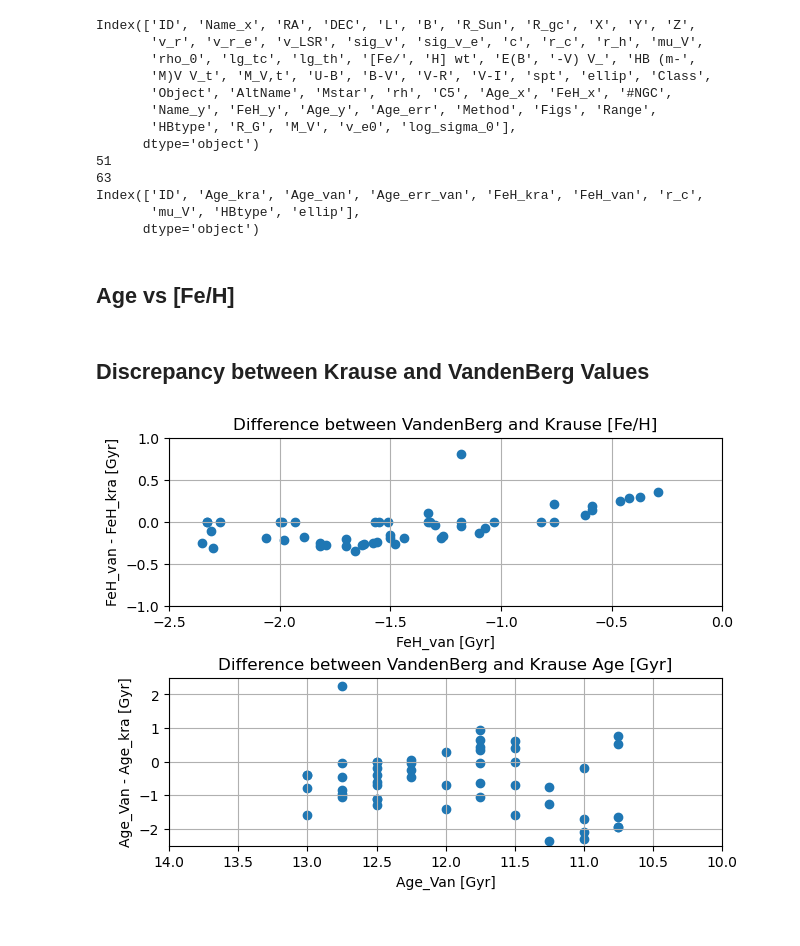
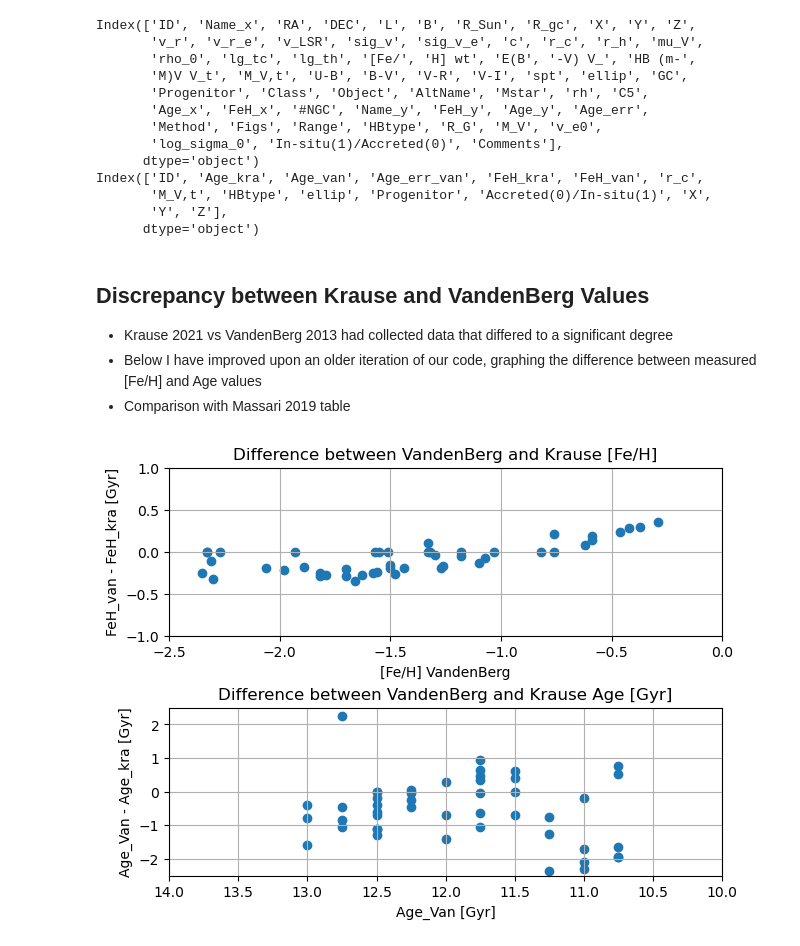
Before and after one commit to SS-UNSW/PHYS3116-Ethan-Slava, a Jupyter notebook: ethans_code.ipynb, the cells around one changed output. Cells and saved outputs as stored; diff of their text form; code cells hidden in the pictures.

```diff
--- a/ethans_code.ipynb
+++ b/ethans_code.ipynb
@@ -13,5 +14,8 @@ inputKrause21 = pd.read_csv("Option 1/Krause21.csv", index_col=False)
 inputVandenBerg = pd.read_csv("Option 1/vandenBerg_table2.csv", index_col=False)
 
 # Importing optional HarrisII from online resource (OPTIONAL)
-# inputHarrisPartII = pd.read_csv("Option 1/HarrisPartII.txt", sep='\s+')
 inputHarrisPartII = pd.read_csv("Option 1/HarrisPartII.csv", index_col=False)
+# Importing optional Massari 2019 dataset for HB types (OPTIONAL)
+inputMassari = pd.read_csv("Option 1/massari.csv", index_col=False)
+# Importing Belokurov/Kravtsov 2023 for in-situ/accretion data (OPTIONAL)
+inputBelokurov = pd.read_csv("Option 1/BelokurovKravtsov2023_Table_D1.csv", index_col=False)
@@ -73,29 +90,38 @@ pd.set_option('display.max_rows', None)
 print(data_merged.keys())
 
 # Extrapolating useful keys (at least some of the important ones, for now)
-data_kept = data_merged[['ID', 'Age_x', 'Age_y', 'Age_err', 'FeH_x', 'FeH_y', 'r_c', 'mu_V', 'HBtype', 'ellip']]
-data_kept_inclusive = data_merged_inclusive[['ID', 'Age_x', 'Age_y', 'Age_err', 'FeH_x', 'FeH_y', 'r_c', 'mu_V', 'HBtype', 'ellip']]
+data_kept = data_merged[[
+    'ID', # ID
+    'Age_x', 'Age_y', 'Age_err', # Age (both Krause and VandenBerg)
+    'FeH_x', 'FeH_y', # [Fe/H] (both Krause and VandenBerg)
+    'r_c', 'M_V,t', 'HBtype', 'ellip', # Parameters of interest
+    'Progenitor', 'In-situ(1)/Accreted(0)', # Confirmation using Massari and Belokurov
+    'X', 'Y', 'Z'] # Coordinates
+]
 # Renaming some keys for readability
-data_kept = data_kept.rename(columns={'Age_x': 'Age_kra', 'Age_y': 'Age_van', 'Age_err': 'Age_err_van', 'FeH_x': 'FeH_kra', 'FeH_y': 'FeH_van'})
-data_kept_inclusive = data_kept_inclusive.rename(columns={'Age_x': 'Age_kra', 'Age_y': 'Age_van', 'Age_err': 'Age_err_van', 'FeH_x': 'FeH_kra', 'FeH_y': 'FeH_van'})
-
-print(len(data_kept))
-print(len(data_kept_inclusive))
+data_kept = data_kept.rename(
+    columns={
+        'Age_x': 'Age_kra',
+        'Age_y': 'Age_van',
+        'Age_err': 'Age_err_van',
+        'FeH_x': 'FeH_kra',
+        'FeH_y': 'FeH_van',
+        'In-situ(1)/Accreted(0)': 'Accreted(0)/In-situ(1)'
+    }
+)
 
 print(data_kept.keys())
 # %% [output]
 Index(['ID', 'Name_x', 'RA', 'DEC', 'L', 'B', 'R_Sun', 'R_gc', 'X', 'Y', 'Z',
        'v_r', 'v_r_e', 'v_LSR', 'sig_v', 'sig_v_e', 'c', 'r_c', 'r_h', 'mu_V',
        'rho_0', 'lg_tc', 'lg_th', '[Fe/', 'H] wt', 'E(B', '-V) V_', 'HB (m-',
-       'M)V V_t', 'M_V,t', 'U-B', 'B-V', 'V-R', 'V-I', 'spt', 'ellip', 'Class',
-       'Object', 'AltName', 'Mstar', 'rh', 'C5', 'Age_x', 'FeH_x', '#NGC',
-       'Name_y', 'FeH_y', 'Age_y', 'Age_err', 'Method', 'Figs', 'Range',
-       'HBtype', 'R_G', 'M_V', 'v_e0', 'log_sigma_0'],
+       'M)V V_t', 'M_V,t', 'U-B', 'B-V', 'V-R', 'V-I', 'spt', 'ellip', 'GC',
+       'Progenitor', 'Class', 'Object', 'AltName', 'Mstar', 'rh', 'C5',
+       'Age_x', 'FeH_x', '#NGC', 'Name_y', 'FeH_y', 'Age_y', 'Age_err',
+       'Method', 'Figs', 'Range', 'HBtype', 'R_G', 'M_V', 'v_e0',
+       'log_sigma_0', 'In-situ(1)/Accreted(0)', 'Comments'],
       dtype='object')
-51
-63
 Index(['ID', 'Age_kra', 'Age_van', 'Age_err_van', 'FeH_kra', 'FeH_van', 'r_c',
-       'mu_V', 'HBtype', 'ellip'],
+       'M_V,t', 'HBtype', 'ellip', 'Progenitor', 'Accreted(0)/In-situ(1)', 'X',
+       'Y', 'Z'],
       dtype='object')
-# %% [markdown]
-## Age vs [Fe/H]
@@ -118,34 +128,38 @@ def plot_color_graph(x: any, y: any, color: any, label_color: str, title: str, x
 # %% [markdown]
 ## Discrepancy between Krause and VandenBerg Values
+
+- Krause 2021 vs VandenBerg 2013 had collected data that differed to a significant degree
+- Below I have improved upon an older iteration of our code, graphing the difference between measured [Fe/H] and Age values
+- Comparison with Massari 2019 table
 # %%
 fig, (ax1, ax2) = plt.subplots(2, 1, layout="constrained")
 
 ax1.scatter(
     data_kept['FeH_van'],
     data_kept['FeH_van'] - data_kept['FeH_kra']
 )
 ax1.grid(True)
 ax1.xaxis.set_inverted(True)
 ax1.set_title('Difference between VandenBerg and Krause [Fe/H]')
-ax1.set_xlabel('FeH_van [Gyr]')
+ax1.set_xlabel('[Fe/H] VandenBerg')
 ax1.set_xlim(-2.5, 0)
 ax1.set_ylim(-1, 1)
 ax1.set_ylabel('FeH_van - FeH_kra [Gyr]')
 
 ax2.scatter(
     data_kept['Age_van'],
     data_kept['Age_van'] - data_kept['Age_kra']
 )
 ax2.grid(True)
 ax2.xaxis.set_inverted(True)
 ax2.set_title('Difference between VandenBerg and Krause Age [Gyr]')
 ax2.set_xlabel('Age_Van [Gyr]')
 ax2.set_xlim(14, 10)
 ax2.set_ylim(-2.5, 2.5)
 ax2.set_ylabel('Age_Van - Age_kra [Gyr]')
 
 
 plt.show()
 # %% [output]
-[figure, old version]
+[figure, new version]
 # %% [markdown]
```
Also changed, not shown: parts of 12 cells of this notebook, 4 other files.
